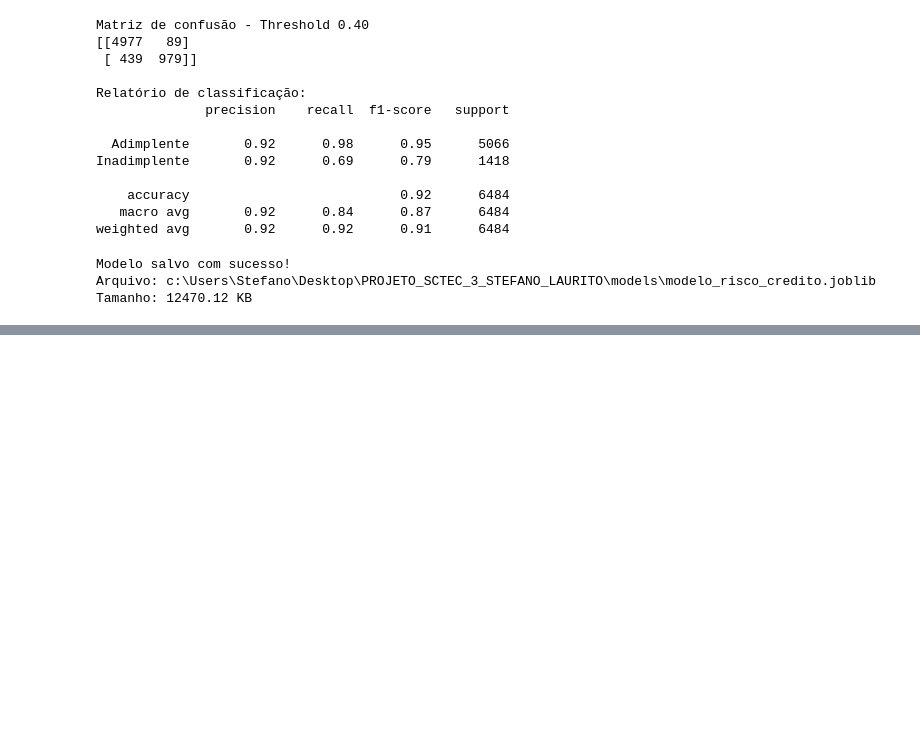
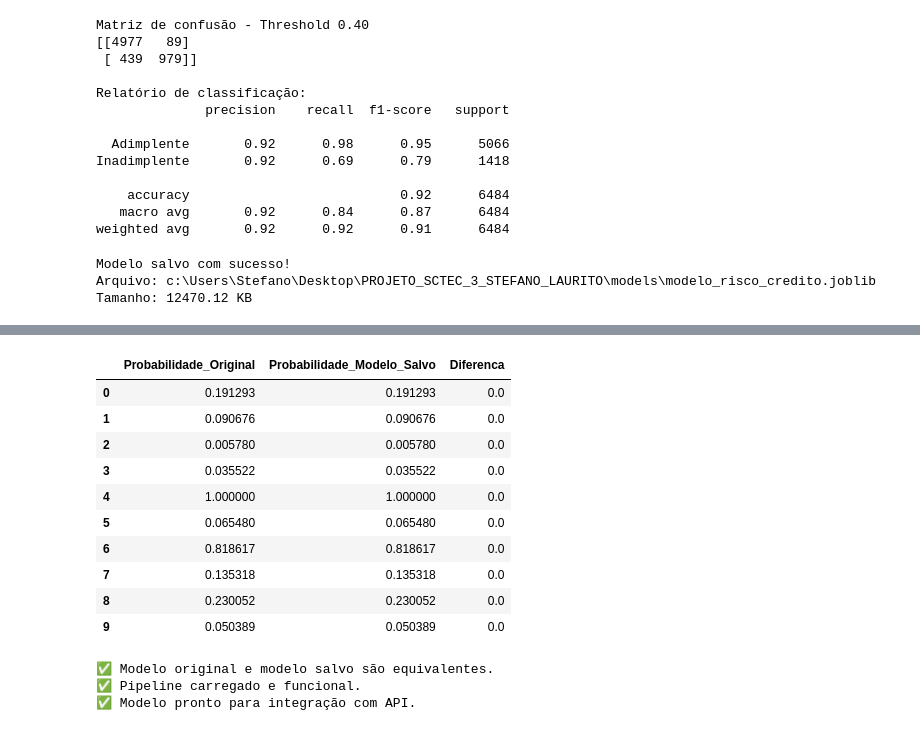
Before and after one commit to stefanolaurito/projeto-risco-credito, a Jupyter notebook: notebooks/01_eda.ipynb, the cells around one changed output, grey strips where cells are left out. Drawn from its saved outputs; the diff is of its cells as text; code cells hidden in the pictures; blank space fills up the shorter version.

Commit message:
modelo: finalizar validacao do artefato e notebook EDA

```diff
--- a/notebooks/01_eda.ipynb
+++ b/notebooks/01_eda.ipynb
@@ -1351,3 +1351,18 @@ print(f"Tamanho: {caminho_modelo.stat().st_size / 1024:.2f} KB")
 Modelo salvo com sucesso!
 Arquivo: c:\Users\Stefano\Desktop\PROJETO_SCTEC_3_STEFANO_LAURITO\models\modelo_risco_credito.joblib
 Tamanho: 12470.12 KB
+# %%
+import joblib
+
+# Carregar modelo salvo
+modelo_carregado = joblib.load(caminho_modelo)
+
+# Verificar estrutura
+print("Componentes do artefato:")
+print(modelo_carregado.keys())
+
+print("\nThreshold salvo:")
+print(modelo_carregado["threshold"])
+
+print("\nMetadados:")
+print(modelo_carregado["metadata"])
@@ -1353,0 +1378,41 @@ Tamanho: 12470.12 KB
+# %%
+# Usar uma amostra do conjunto de teste
+amostra = X_test.head(10)
+
+# Previsões do modelo original
+pred_original = modelo_final.predict_proba(amostra)[:, 1]
+
+# Previsões do modelo carregado
+pred_salvo = modelo_carregado["model"].predict_proba(amostra)[:, 1]
+
+# Comparação
+comparacao = pd.DataFrame({
+    "Probabilidade_Original": pred_original,
+    "Probabilidade_Modelo_Salvo": pred_salvo,
+    "Diferenca": abs(pred_original - pred_salvo)
+})
+
+comparacao.round(8)
+# %% [output]
+|  | Probabilidade_Original | Probabilidade_Modelo_Salvo | Diferenca |
+| 0 | 0.191293 | 0.191293 | 0.0 |
+| 1 | 0.090676 | 0.090676 | 0.0 |
+| 2 | 0.005780 | 0.005780 | 0.0 |
+| 3 | 0.035522 | 0.035522 | 0.0 |
+| 4 | 1.000000 | 1.000000 | 0.0 |
+| 5 | 0.065480 | 0.065480 | 0.0 |
+| 6 | 0.818617 | 0.818617 | 0.0 |
+| 7 | 0.135318 | 0.135318 | 0.0 |
+| 8 | 0.230052 | 0.230052 | 0.0 |
+| 9 | 0.050389 | 0.050389 | 0.0 |
+# %%
+assert (comparacao["Diferenca"] < 1e-10).all(), \
+    "As previsões dos modelos são diferentes!"
+
+print("✅ Modelo original e modelo salvo são equivalentes.")
+print("✅ Pipeline carregado e funcional.")
+print("✅ Modelo pronto para integração com API.")
+# %% [output]
+✅ Modelo original e modelo salvo são equivalentes.
+✅ Pipeline carregado e funcional.
+✅ Modelo pronto para integração com API.
```
Also changed, not shown: parts of 1 cell of this notebook.
